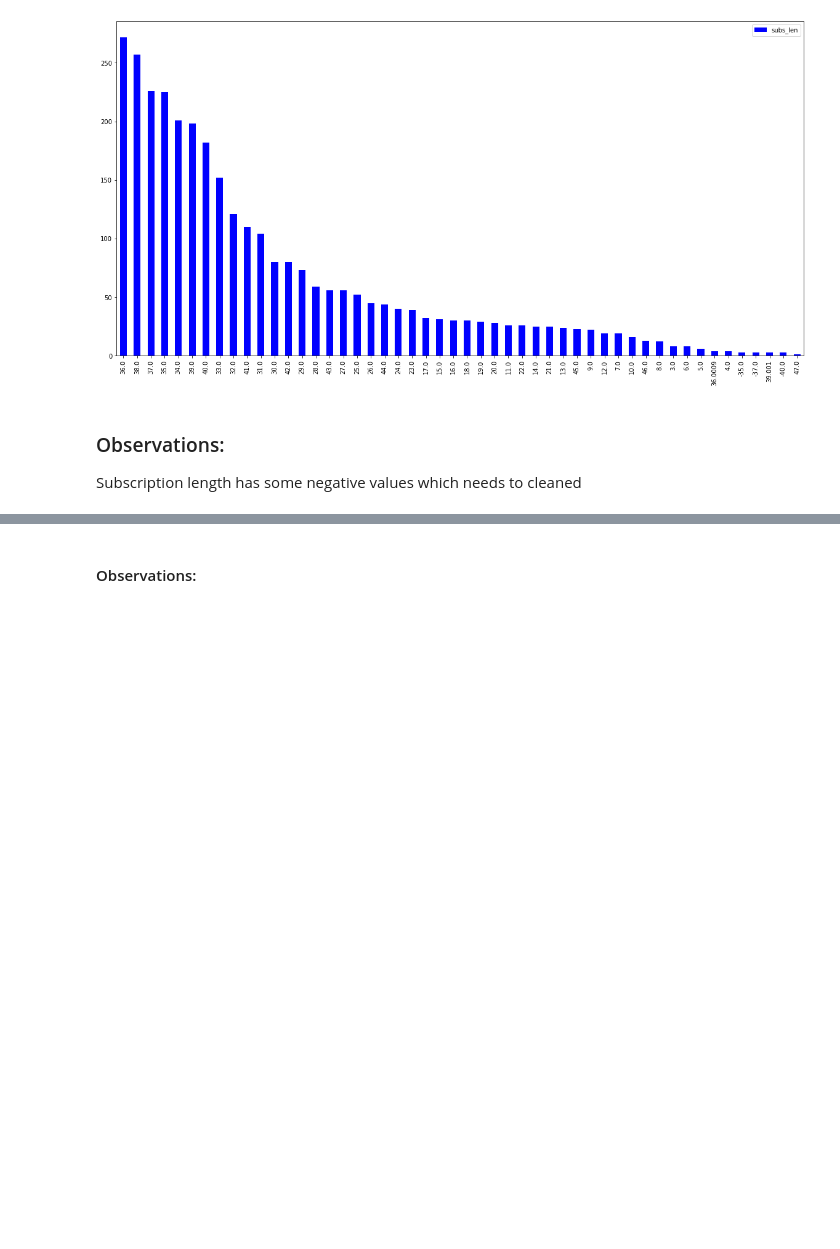
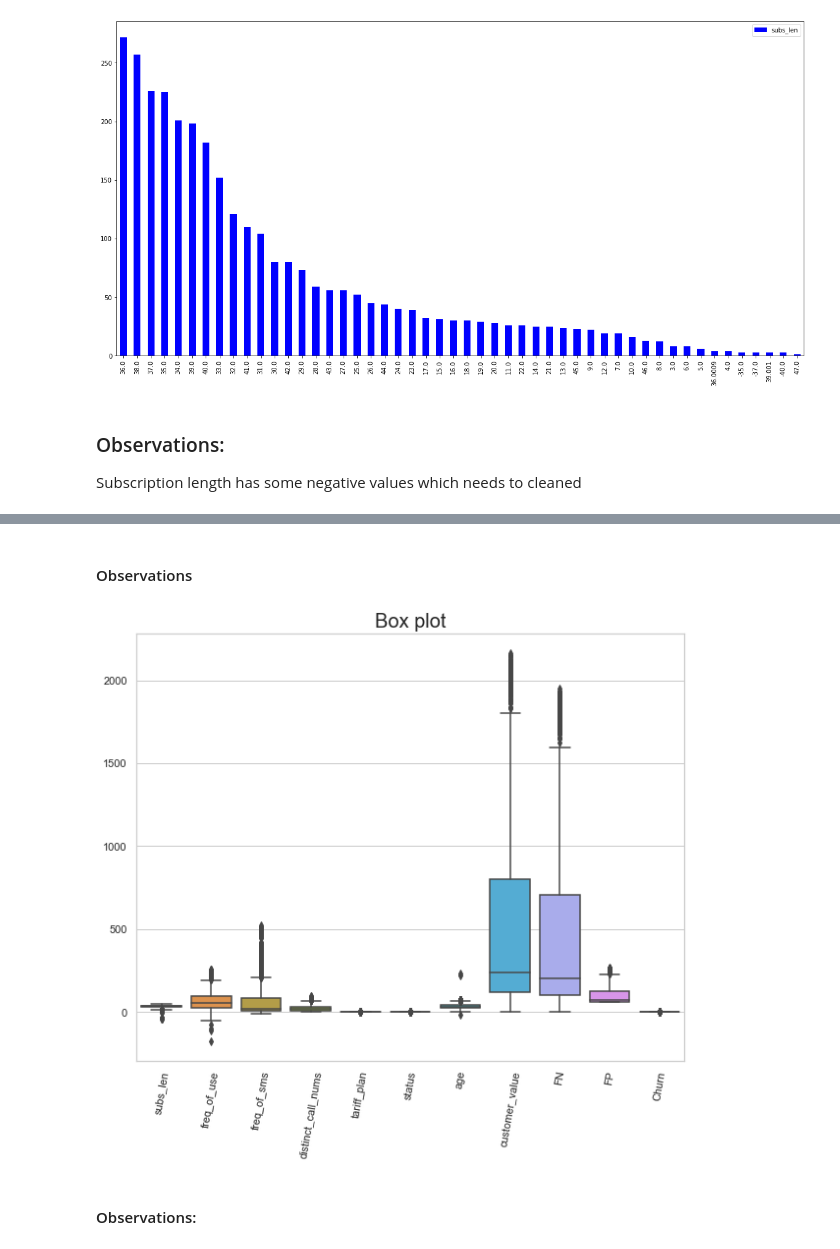
Before and after one commit to rohit-chandra/Customer_Churn_Analysis, a Jupyter notebook: data_visualization/DataVisualization_BeforeDataCleaning.ipynb, the cells around one changed output, grey strips where cells are left out. Saved outputs shown, nothing was run; the diff lists cells and outputs as text; code cells hidden in the pictures; blank space fills up the shorter version.

```diff
--- a/data_visualization/DataVisualization_BeforeDataCleaning.ipynb
+++ b/data_visualization/DataVisualization_BeforeDataCleaning.ipynb
@@ -147,3 +138,15 @@ plt.show()
+# %% [markdown]
+#### Observations
+# %%
+sn.set(style="whitegrid",font_scale=1)
+plt.figure(figsize=(10,8))
+sn.boxplot(data=df)
+plt.xticks(rotation=80)
+plt.title("Box plot",fontsize = 20)
+plt.savefig('boxplot.png')
+plt.show()
+# %% [output]
+[figure, added]
 # %% [markdown]
 #### Observations:
 # %%
```
Also changed, not shown: parts of 4 cells of this notebook, 3 other files.
